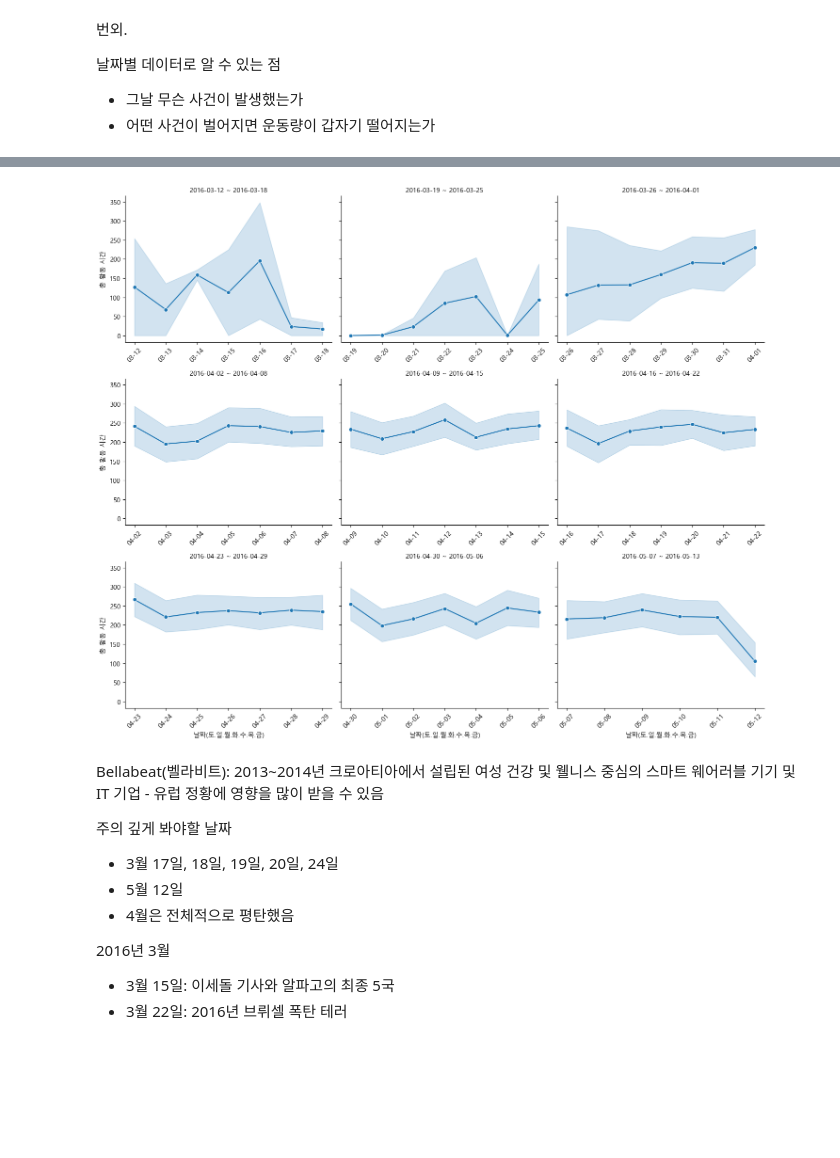
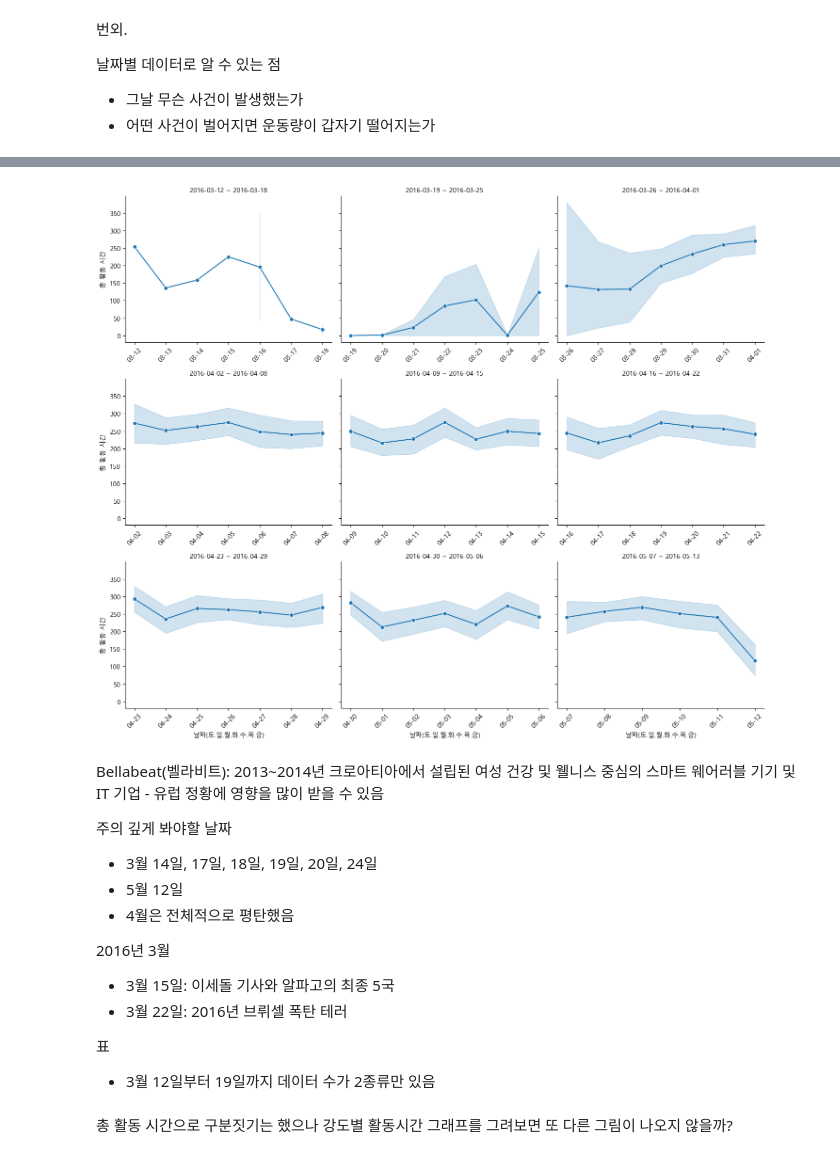
Before and after one commit to jeesy95-creator/sparta_15, a Jupyter notebook: notebooks/LeeCR.ipynb, the cells around one changed output, grey strips where cells are left out. Cells and saved outputs as stored; diff of their text form; code cells hidden in the pictures; blank space fills up the shorter version.

```diff
--- a/notebooks/LeeCR.ipynb
+++ b/notebooks/LeeCR.ipynb
@@ -117,14 +117,14 @@ Monday       188
 Name: count, dtype: int64
 # %%
 # 미착용일 조건 정의
-# non_wear_cond = (
-#    (act["TotalSteps"] == 0) &
-#    (act["TotalDistance"] == 0) &
-#    (act["SedentaryMinutes"] >= 1380)   # 하루 23시간 이상 앉아있음
-# )
+non_wear_cond = (
+   (act["TotalSteps"] == 0) &
+   (act["TotalDistance"] == 0) &
+   (act["SedentaryMinutes"] >= 1380)   # 하루 23시간 이상 앉아있음
+)
 
 # 미착용일 제외
-# act1 = act.loc[~non_wear_cond].copy()
+act = act.loc[~non_wear_cond].copy()
 # %%
 # 마일을 킬로미터로 변환
 MILE_TO_KM = 1.60934
@@ -333,19 +431,20 @@ plt.show()
 # %%
-# 2. 날짜 범위(Period) 생성 로직
+# 날짜 범위(Period) 생성 로직
 # 데이터의 가장 첫 날을 기준으로 7일씩 끊어서 범위를 만듭니다.
 import matplotlib.dates as mdates
-start_point = act['ActivityDate'].min()
+start_point = act['ActivityDate'].iloc[0] # 정렬이 되어 있으므로 첫 번째 행이 가장 빠른 날
 
-def get_week_range(date):
-    # 시작일부터 며칠이 지났는지 계산
-    days_diff = (date - start_point).days
-    week_num = days_diff // 7
-    # 해당 주차의 시작일과 종료일 계산
-    w_start = start_point + pd.to_timedelta(week_num * 7, unit='D')
-    w_end = w_start + pd.to_timedelta(6, unit='D')
-    return f"{w_start.strftime('%Y-%m-%d')} ~ {w_end.strftime('%Y-%m-%d')}"
+# 시작일로부터 몇 주 지났는지 계산 (벡터화 연산)
+act['WeekNum'] = (act['ActivityDate'] - start_point).dt.days // 7
 
-act['DateRange'] = act['ActivityDate'].apply(get_week_range)
+# 주차별 시작일, 종료일 계산
+week_starts = start_point + pd.to_timedelta(act['WeekNum'] * 7, unit='D')
+week_ends = week_starts + pd.to_timedelta(6, unit='D')
+
+# 'YYYY-MM-DD ~ YYYY-MM-DD' 형태의 문자열 생성
+act['DateRange'] = week_starts.dt.strftime('%Y-%m-%d') + ' ~ ' + week_ends.dt.strftime('%Y-%m-%d')
+
+# 그래프에 표시할 순서 추출 (이미 날짜순 정렬된 상태라 unique()만 해도 순서가 맞음)
 ordered_weeks = act['DateRange'].unique()
 
 # 3. 격자형(FacetGrid) 시각화 수정
@@ -354,39 +453,39 @@ g = sns.relplot(
     x='ActivityDate',
     y='TotalActiveMinutes',
     col='DateRange',
     col_order=ordered_weeks,
     col_wrap=3,
     kind='line',
     marker='o',
     height=4,
     aspect=1.2,
     facet_kws={'sharey': True, 'sharex': False}
 )
 
 # 4. 그래프 제목 및 라벨 다듬기
 for ax in g.axes.flat:
     # X축 날짜를 '월-일' 형태로 표시 (예: 03-12)
     ax.xaxis.set_major_formatter(mdates.DateFormatter('%m-%d'))
 
     # 날짜가 너무 많으면 2일 간격으로 표시 (선택 사항)
     ax.xaxis.set_major_locator(mdates.DayLocator(interval=1))
 
     # 날짜 라벨 회전
     plt.setp(ax.get_xticklabels(), rotation=45)
 
 # 3. 그래프 제목 및 라벨 정리
 g.set_titles("{col_name}")
 g.set_axis_labels("날짜(토.일.월.화.수.목.금)", "총 활동 시간")
 
 plt.tight_layout()
 plt.show()
 # %% [output]
-[figure, old version]
+[figure, new version]
 # %% [markdown]
 Bellabeat(벨라비트): 2013~2014년 크로아티아에서 설립된 여성 건강 및 웰니스 중심의 스마트 웨어러블 기기 및 IT 기업 - 유럽 정황에 영향을 많이 받을 수 있음
 
 주의 깊게 봐야할 날짜
-- 3월 17일, 18일, 19일, 20일, 24일
+- 3월 14일, 17일, 18일, 19일, 20일, 24일
 - 5월 12일
 - 4월은 전체적으로 평탄했음
 
@@ -394,3 +493,8 @@ Bellabeat(벨라비트): 2013~2014년 크로아티아에서 설립된 여성 건
 2016년 3월
 - 3월 15일: 이세돌 기사와 알파고의 최종 5국
 - 3월 22일: 2016년 브뤼셀 폭탄 테러
+
+표
+- 3월 12일부터 19일까지 데이터 수가 2종류만 있음
+# %% [markdown]
+총 활동 시간으로 구분짓기는 했으나 강도별 활동시간 그래프를 그려보면 또 다른 그림이 나오지 않을까?
```
Also changed, not shown: parts of 11 cells of this notebook, 2 other files.
